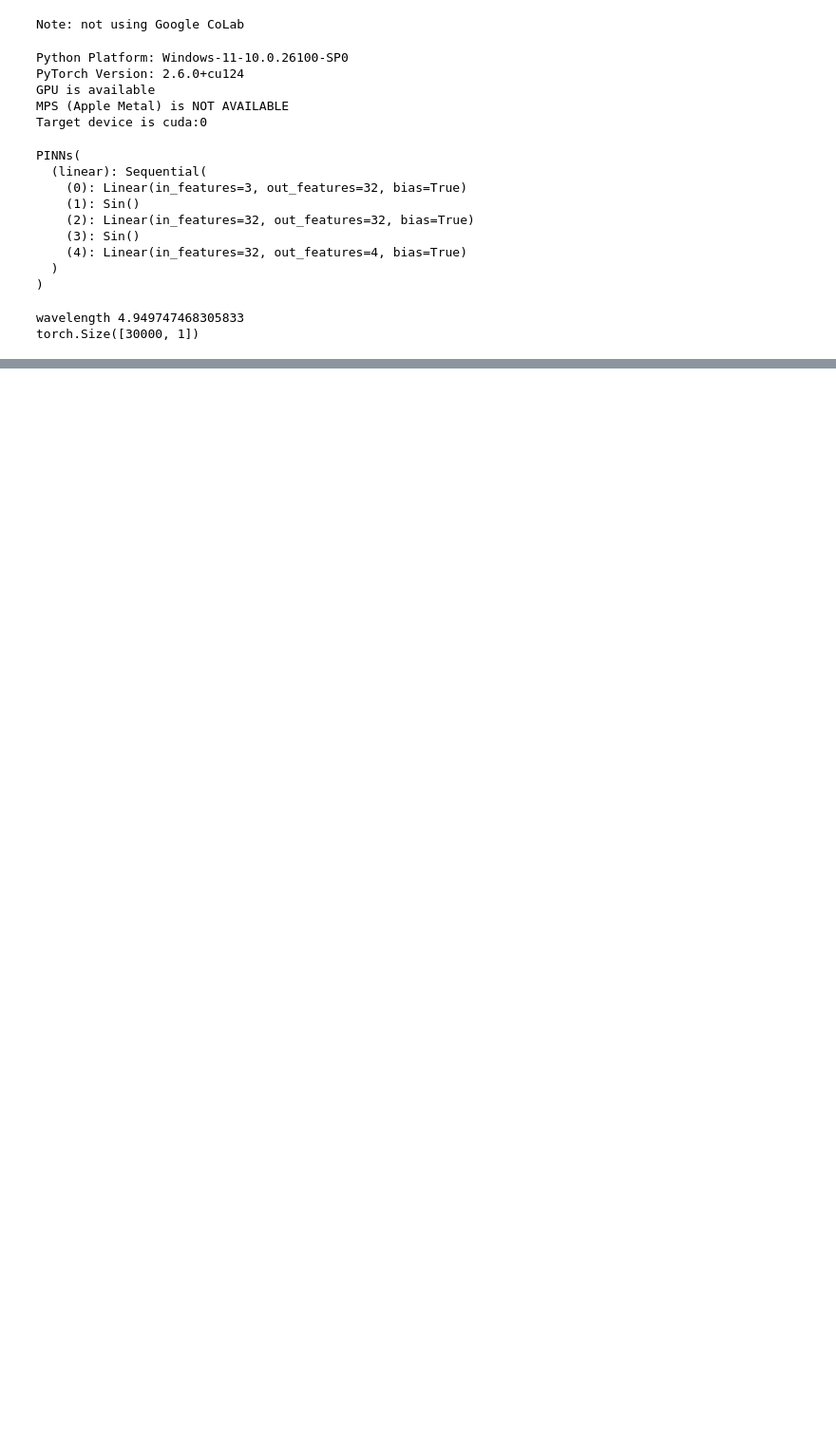
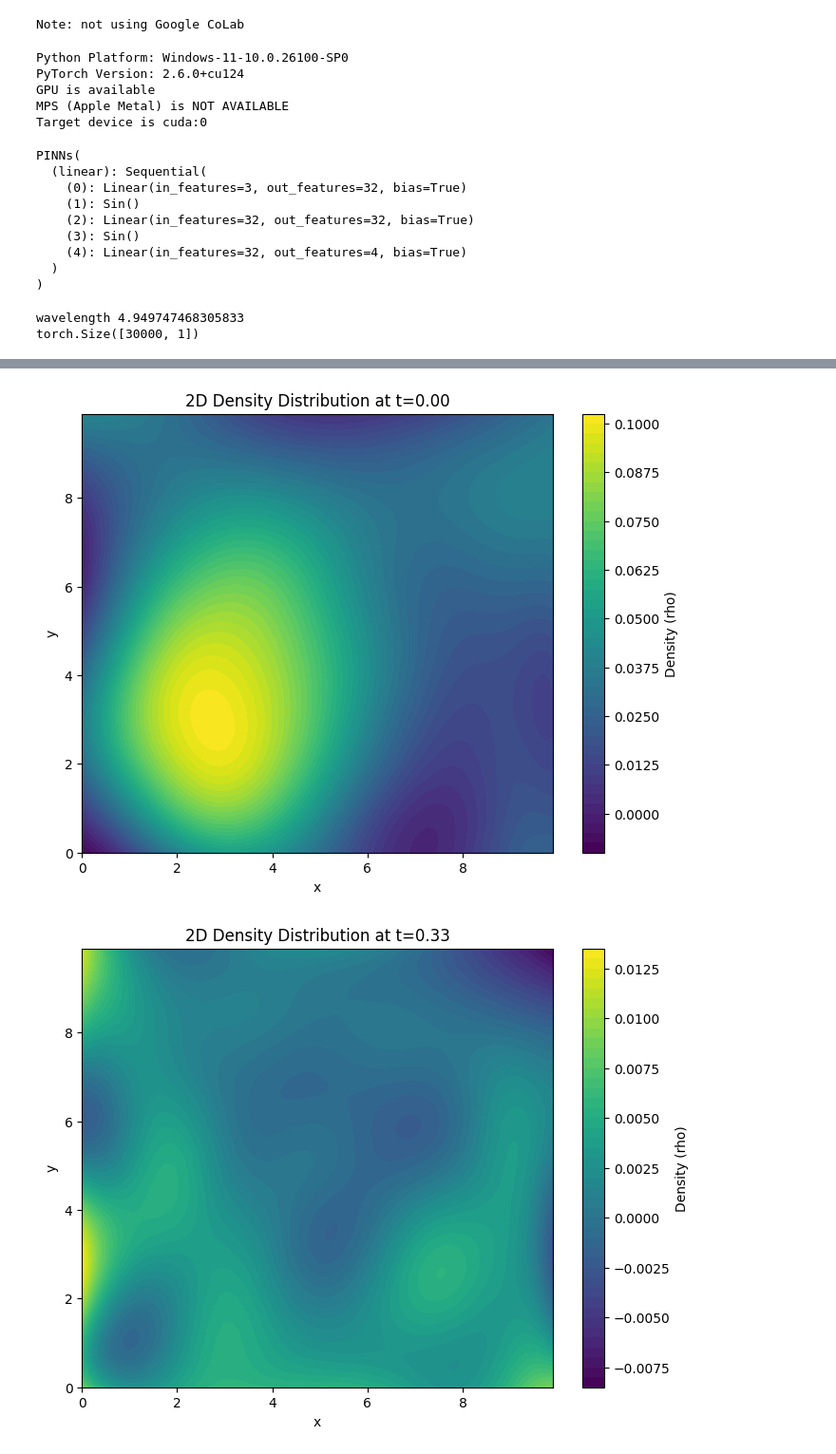
Before and after one commit to sauddy/GRINN, a Jupyter notebook: GRINN_torch_code/torch_GHD_2D.ipynb, the cells around one changed output, grey strips where cells are left out. Shown at 95% size. Saved outputs shown, nothing was run; the diff lists cells and outputs as text; code cells hidden in the pictures; blank space fills up the shorter version.

Commit message:
changes in plotting code

```diff
--- a/GRINN_torch_code/torch_GHD_2D.ipynb
+++ b/GRINN_torch_code/torch_GHD_2D.ipynb
@@ -417,0 +422,37 @@ Total time = 314.8372778892517 sec
+# %%
+def plot_2d_density(net, time_array, initial_params, output_folder = None):
+    xmin, xmax, ymin, ymax, rho_1, lam, tmax = initial_params
+
+    for t in time_array:
+        # Create 2D grid
+        x = np.linspace(xmin, xmax, 100)
+        y = np.linspace(ymin, ymax, 100)
+        X, Y = np.meshgrid(x, y)
+
+        # Prepare network inputs
+        xy_grid = np.hstack([X.reshape(-1,1), Y.reshape(-1,1)])
+        t_grid = t * np.ones((xy_grid.shape[0], 1))
+
+        pt_xy = torch.tensor(xy_grid, dtype=torch.float32).to(device)
+        pt_t = torch.tensor(t_grid, dtype=torch.float32).to(device)
+
+        # Get predictions
+        with torch.no_grad():
+            outputs = net(pt_xy, pt_t)
+            rho_pred = outputs[:,0].cpu().numpy().reshape(X.shape)
+
+        # Plotting
+        plt.figure(figsize=(8,6))
+        plt.contourf(X, Y, rho_pred, levels=50, cmap='viridis')
+        plt.colorbar(label='Density (rho)')
+        plt.xlabel('x')
+        plt.ylabel('y')
+        plt.title(f'2D Density Distribution at t={t:.2f}')
+        #plt.savefig(f'{output_folder}/2d_density_t_{t:.2f}.png', dpi=300)
+        #plt.close()
+# %%
+initial_params_2d = (xmin, xmax, ymin, ymax, rho_1a, lam, tmax)
+plot_2d_density(net, np.linspace(0,int(tmax),int(tmax)+3), initial_params_2d, "results_2d")
+# %% [output]
+[figure, added]
+[figure, added]
```
Also changed, not shown: parts of 4 cells of this notebook, 1 other file.
